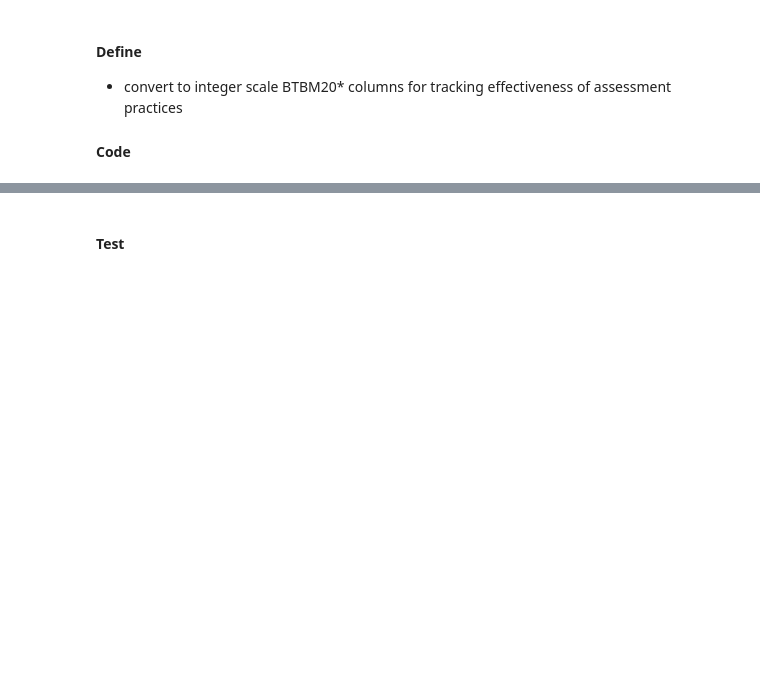
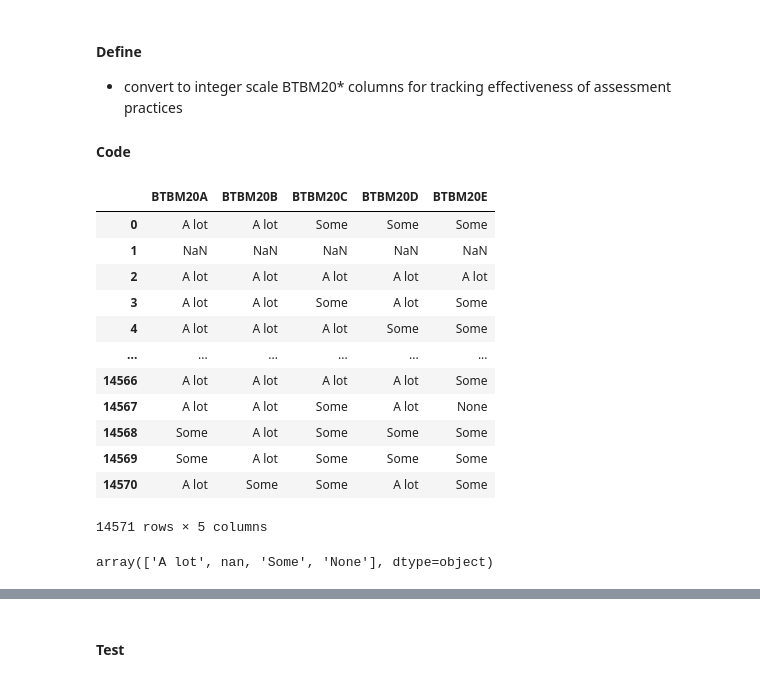
Before and after one commit to sjhaluck/TIMSS-Data-Science, a Jupyter notebook: TIMSS Exploration.ipynb, the cells around one changed output, grey strips where cells are left out. Cells and saved outputs as stored; diff of their text form; code cells hidden in the pictures; blank space fills up the shorter version.

```diff
--- a/TIMSS Exploration.ipynb
+++ b/TIMSS Exploration.ipynb
@@ -2098,2 +2218,27 @@ math_teach.loc[:,[col for col in math_teach.columns if 'stud_' in col]].head()
+# %%
+teach_hw_map = {'BTBM19A':'hw_freq',
+                 'BTBM19B':'hw_time',
+                 'BTBM19CA':'hw_correct',
+                 'BTBM19CB':'hw_self_correct',
+                 'BTBM19CC':'hw_discuss',
+                 'BTBM19CD':'hw_complete',
+                 'BTBM19CE':'hw_graded'}
+# %%
+def hw_int(val):
+    try:
+        index = val.find('minutes')
+        return int(val[index-3:index-1])
+    except:
+        try:
+            return ['I do not assign mathematics homework','Less than once a week','1 or 2 times a week','3 or 4 times a week','Every day'].index(val)
+        except:
+            try:
+                return ['Never or almost never','Sometimes','Always or almost always'].index(val)
+            except:
+                return np.nan
+# %%
+for col in teach_hw_map.keys():
+    math_teach[col] = math_teach[col].apply(hw_int)
+math_teach.rename(columns=teach_hw_map, inplace=True)
 # %% [markdown]
 #### Test
@@ -2101,3 +2266,23 @@ math_teach.loc[:,[col for col in math_teach.columns if 'stud_' in col]].head()
 #### Define
 * convert to integer scale BTBM20* columns for tracking effectiveness of assessment practices
 #### Code
+# %%
+math_teach.loc[:,[col for col in math_teach.columns if 'BTBM20' in col]]
+# %% [output]
+|  | BTBM20A | BTBM20B | BTBM20C | BTBM20D | BTBM20E |
+| 0 | A lot | A lot | Some | Some | Some |
+| 1 | NaN | NaN | NaN | NaN | NaN |
+| 2 | A lot | A lot | A lot | A lot | A lot |
+| 3 | A lot | A lot | Some | A lot | Some |
+| 4 | A lot | A lot | A lot | Some | Some |
+| ... | ... | ... | ... | ... | ... |
+| 14566 | A lot | A lot | A lot | A lot | Some |
+| 14567 | A lot | A lot | Some | A lot | None |
+| 14568 | Some | A lot | Some | Some | Some |
+| 14569 | Some | A lot | Some | Some | Some |
+| 14570 | A lot | Some | Some | A lot | Some |
+14571 rows × 5 columns
+# %%
+math_teach['BTBM20A'].unique()
+# %% [output]
+array(['A lot', nan, 'Some', 'None'], dtype=object)
```
Also changed, not shown: parts of 43 cells of this notebook.
